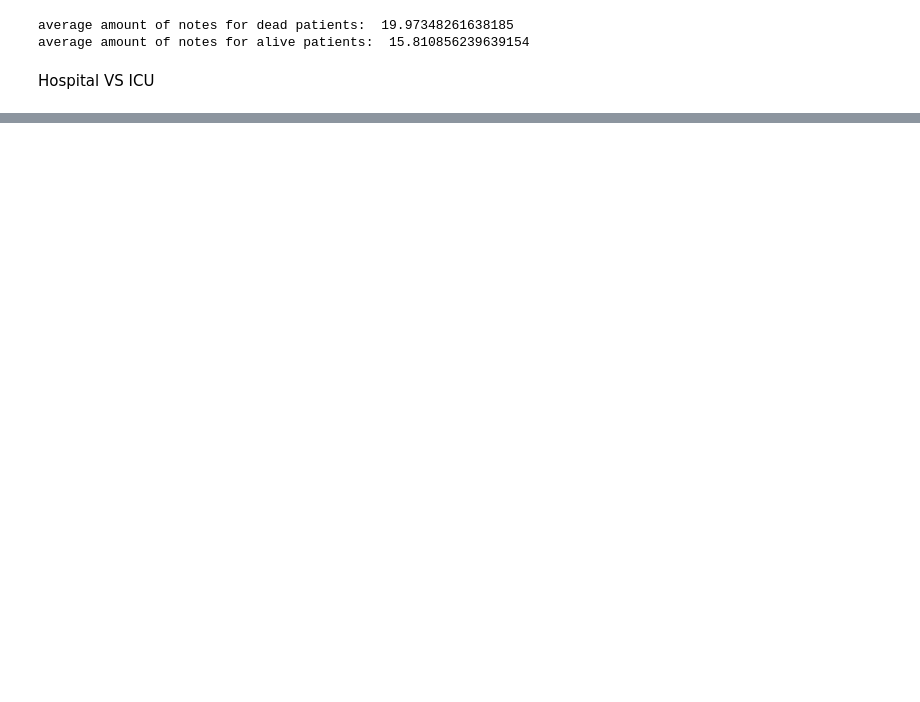
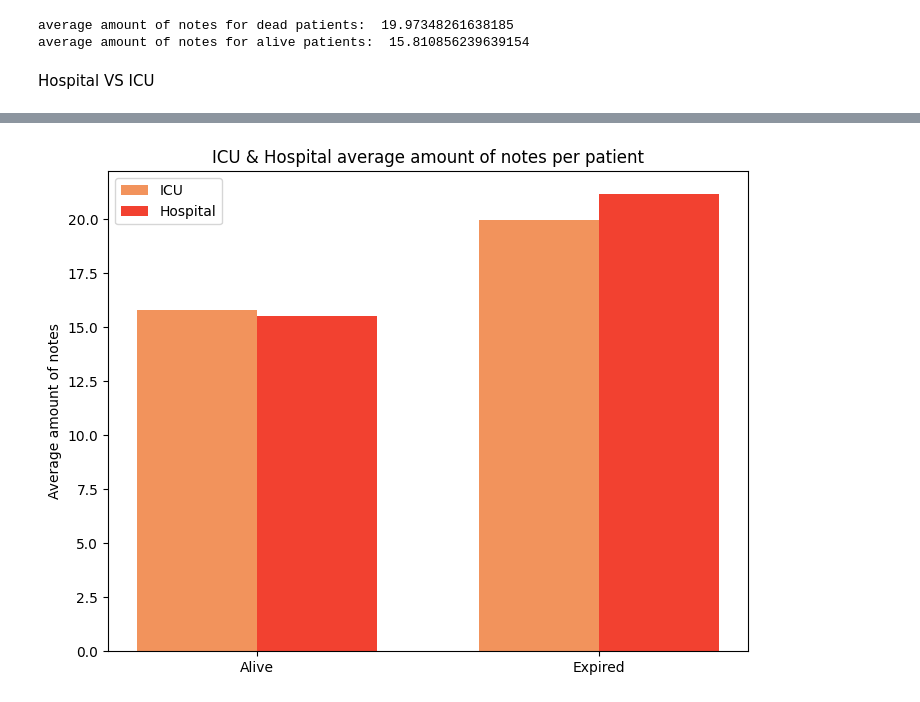
Before and after one commit to dilaratank/eicu-data-exploration, a Jupyter notebook: dataExploration/dataExploration-icumortality.ipynb, the cells around one changed output, grey strips where cells are left out. Saved outputs shown, nothing was run; the diff lists cells and outputs as text; code cells hidden in the pictures; blank space fills up the shorter version.

```diff
--- a/dataExploration/dataExploration-icumortality.ipynb
+++ b/dataExploration/dataExploration-icumortality.ipynb
@@ -654,0 +660,17 @@ plt.show()
+# %%
+# make the plot
+fig = plt.figure()
+ax = fig.add_axes([0,0,1,1])
+labels = ['Alive', 'Expired']
+x = np.arange(len(labels))
+avgnotes_icu = [basicnotes.groupby('unitdischargestatus')['uniquepid'].value_counts()['Alive'].mean(), basicnotes.groupby('unitdischargestatus')['uniquepid'].value_counts()['Expired'].mean()]
+avgnotes_hos = [basicnotes.groupby('hospitaldischargestatus')['uniquepid'].value_counts()['Alive'].mean(), basicnotes.groupby('hospitaldischargestatus')['uniquepid'].value_counts()['Expired'].mean()]
+ax.bar(x - 0.35/2, avgnotes_icu, 0.35, label='ICU', color='#F2935C')
+ax.bar(x + 0.35/2, avgnotes_hos, 0.35, label='Hospital', color='#F24130')
+ax.set_ylabel('Average amount of notes')
+ax.set_xticks(x, labels)
+ax.legend()
+plt.title("ICU & Hospital average amount of notes per patient")
+plt.show()
+# %% [output]
+[figure, added]
```
Also changed, not shown: parts of 11 cells of this notebook, 1 other file.
